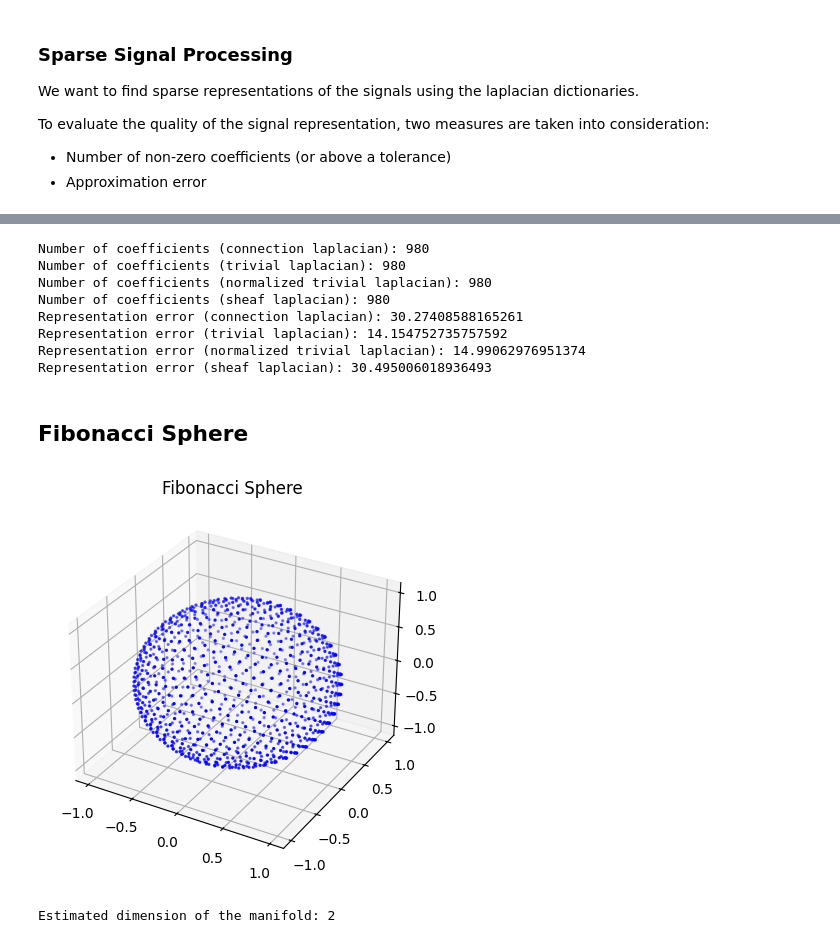
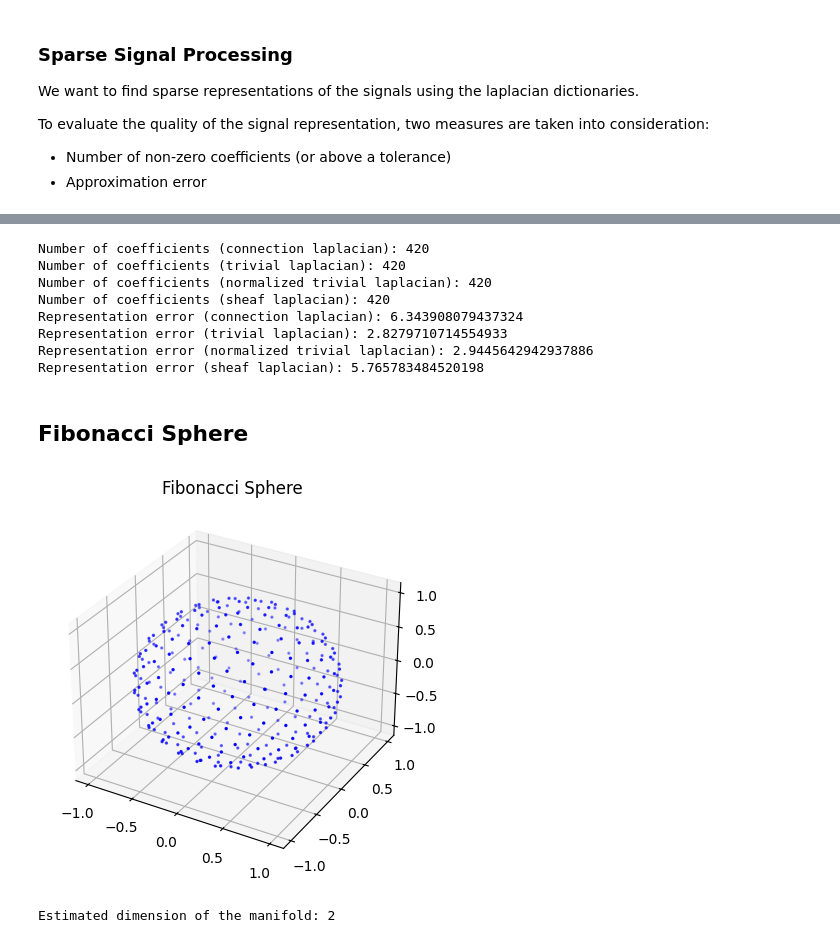
Before and after one commit to gmaurer08/sheaf-signal-processing, a Jupyter notebook: main.ipynb, the cells around one changed output, grey strips where cells are left out. Drawn from its saved outputs; the diff is of its cells as text; code cells hidden in the pictures.

```diff
--- a/main.ipynb
+++ b/main.ipynb
@@ -269,36 +315,36 @@ sparse_signals_sheaf = wav_sheaf.sparse_signal(signals[:,k], dict_sheaf)
 # %%
 # Print results
-print(f"Number of coefficients (connection laplacian): {np.sum(np.abs(sparse_signals_conn)>0)}")
-print(f"Number of coefficients (trivial laplacian): {np.sum(np.abs(sparse_signals_trivial)>0)}")
-print(f"Number of coefficients (normalized trivial laplacian): {np.sum(np.abs(sparse_signals_trivial_norm)>0)}")
-print(f"Number of coefficients (sheaf laplacian): {np.sum(np.abs(sparse_signals_sheaf)>0)}")
-print(f"Representation error (connection laplacian): {np.linalg.norm(dict_conn @sparse_signals_conn - signal_GT[:,k])}")
-print(f"Representation error (trivial laplacian): {np.linalg.norm(dict_trivial @sparse_signals_trivial - signal_GT[:,k])}")
-print(f"Representation error (normalized trivial laplacian): {np.linalg.norm(dict_trivial_norm @sparse_signals_trivial_norm - signal_GT[:,k])}")
-print(f"Representation error (sheaf laplacian): {np.linalg.norm(dict_sheaf @sparse_signals_sheaf - signal_GT[:,k])}")
+print(f"Number of coefficients (connection laplacian): {np.sum(np.abs(sparse_signals_conn[0])>0)}")
+print(f"Number of coefficients (trivial laplacian): {np.sum(np.abs(sparse_signals_trivial[0])>0)}")
+print(f"Number of coefficients (normalized trivial laplacian): {np.sum(np.abs(sparse_signals_trivial_norm[0])>0)}")
+print(f"Number of coefficients (sheaf laplacian): {np.sum(np.abs(sparse_signals_sheaf[0])>0)}")
+print(f"Representation error (connection laplacian): {np.linalg.norm(dict_conn @sparse_signals_conn[0] - signal_GT[:,0])}")
+print(f"Representation error (trivial laplacian): {np.linalg.norm(dict_trivial @sparse_signals_trivial[0] - signal_GT[:,0])}")
+print(f"Representation error (normalized trivial laplacian): {np.linalg.norm(dict_trivial_norm @sparse_signals_trivial_norm[0] - signal_GT[:,0])}")
+print(f"Representation error (sheaf laplacian): {np.linalg.norm(dict_sheaf @sparse_signals_sheaf[0] - signal_GT[:,0])}")
 # %% [output]
-Number of coefficients (connection laplacian): 980
-Number of coefficients (trivial laplacian): 980
-Number of coefficients (normalized trivial laplacian): 980
-Number of coefficients (sheaf laplacian): 980
-Representation error (connection laplacian): 30.27408588165261
-Representation error (trivial laplacian): 14.154752735757592
-Representation error (normalized trivial laplacian): 14.99062976951374
-Representation error (sheaf laplacian): 30.495006018936493
+Number of coefficients (connection laplacian): 420
+Number of coefficients (trivial laplacian): 420
+Number of coefficients (normalized trivial laplacian): 420
+Number of coefficients (sheaf laplacian): 420
+Representation error (connection laplacian): 6.343908079437324
+Representation error (trivial laplacian): 2.8279710714554933
+Representation error (normalized trivial laplacian): 2.9445642942937886
+Representation error (sheaf laplacian): 5.765783484520198
 # %% [markdown]
 ## Fibonacci Sphere
 # %%
-N = 1000 # number of points
+N = 300 # number of points
 sphere_points = fibonacci_sphere(N) # Generate the Fibonacci sphere
 
 # Plot the points
 fig = plt.figure()
 ax = fig.add_subplot(projection='3d')
 ax.scatter(sphere_points[:,0], sphere_points[:,1], sphere_points[:,2], marker='o', s=2, c='blue')
 plt.title('Fibonacci Sphere')
 plt.show()
 # %% [output]
-[figure, old version]
+[figure, new version]
 # %%
 x = sphere_points  # data
 eps = 0.15 # epsilon for the graph
```
Also changed, not shown: parts of 18 cells of this notebook.
